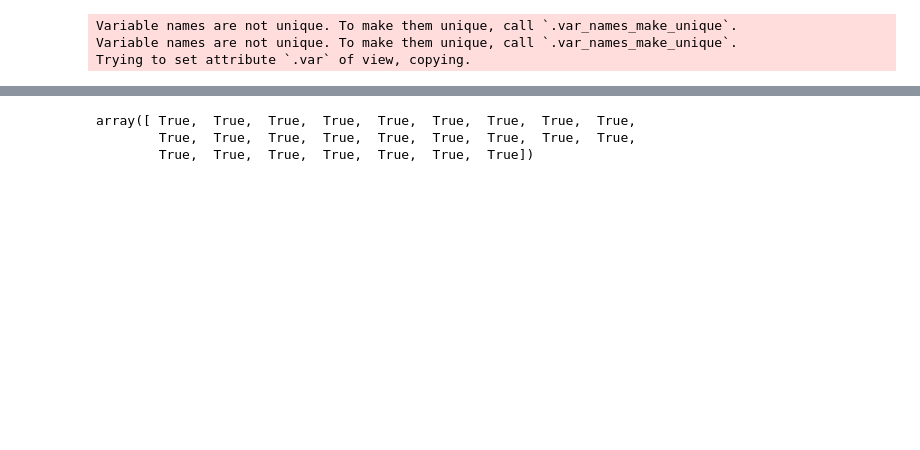
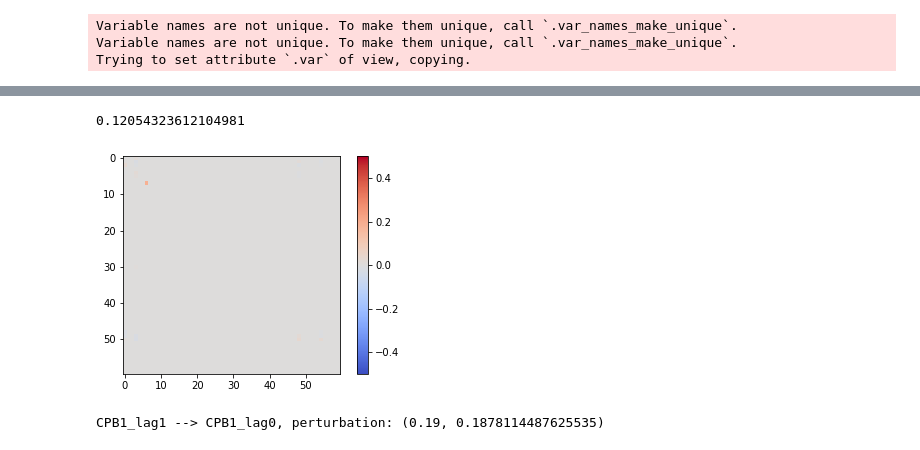
Before and after one commit to cnellington/CMU-Genomics-Final, a Jupyter notebook: experiments/single_trajectory.ipynb, the cells around one changed output, grey strips where cells are left out. Cells and saved outputs as stored; diff of their text form; code cells hidden in the pictures; blank space fills up the shorter version.

```diff
--- a/experiments/single_trajectory.ipynb
+++ b/experiments/single_trajectory.ipynb
@@ -93,6 +95,22 @@ true_mse, mses
-# %%
-true_mse < mses
-# %% [output]
-array([ True,  True,  True,  True,  True,  True,  True,  True,  True,
-        True,  True,  True,  True,  True,  True,  True,  True,  True,
-        True,  True,  True,  True,  True,  True,  True])
+# %%
+np.mean(mses)
+# %% [output]
+0.12054323612104981
+# %%
+W_adj = utils.adjacency_matrix(W_dy)
+total_perturb = np.zeros(W_adj.shape)
+for null_W in null_Ws:
+    total_perturb += W_adj - utils.adjacency_matrix(null_W)
+total_perturb /= len(null_Ws)
+
+plt.imshow(total_perturb, cmap='coolwarm', vmin=-.5, vmax=.5)
+plt.colorbar()
+plt.show()
+
+perturbed = np.argwhere(np.abs(total_perturb) > .1)
+nodes = list(W_dy.nodes)
+for p_i, c_i in perturbed:
+    print(f'{nodes[p_i]} --> {nodes[c_i]}, perturbation: {round(total_perturb[p_i,c_i], 2), W_adj[p_i,c_i]}')
+# %% [output]
+[figure, added]
+CPB1_lag1 --> CPB1_lag0, perturbation: (0.19, 0.1878114487625535)
```
Also changed, not shown: parts of 16 cells of this notebook.
